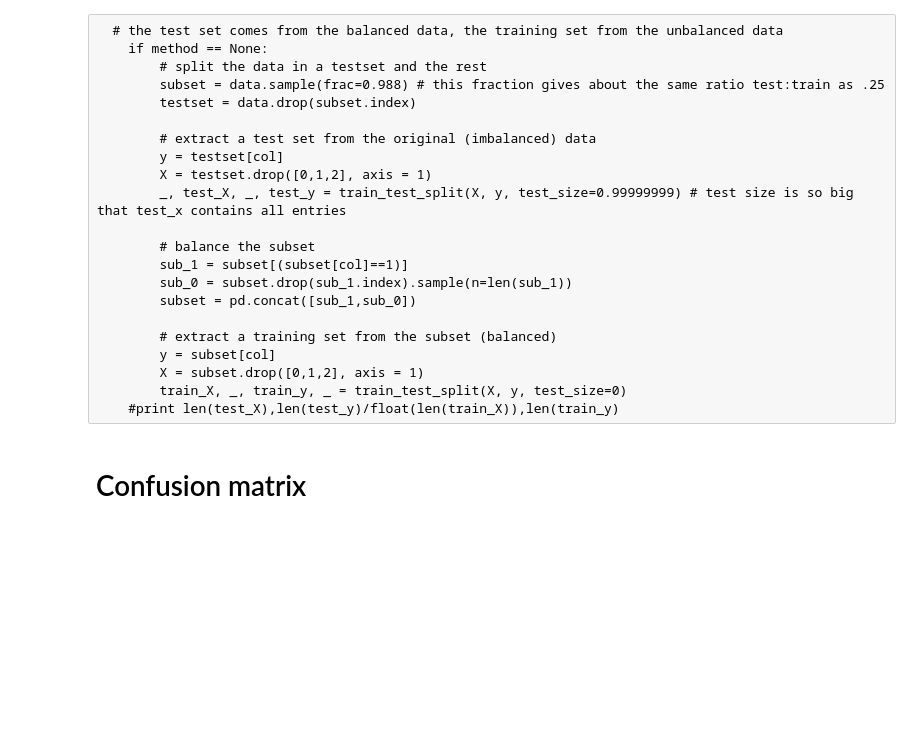
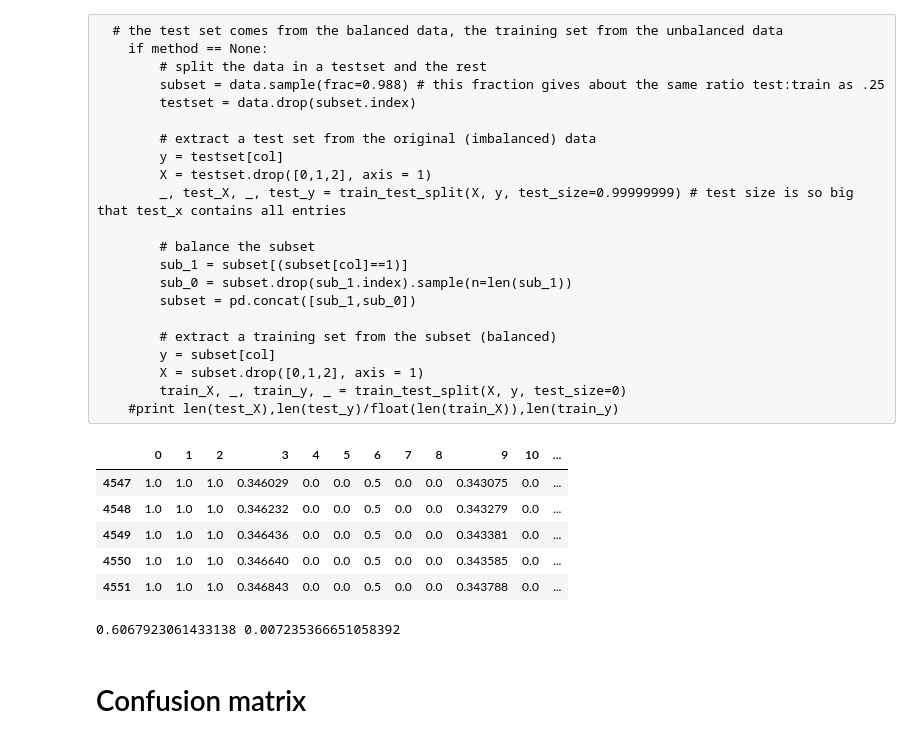
Before and after one commit to annemerelsternheim/forum-churn-prediction, a Jupyter notebook: xgboost.ipynb, the cells around one changed output. Saved outputs shown, nothing was run; the diff lists cells and outputs as text; code cells hidden in the pictures; blank space fills up the shorter version.

```diff
--- a/xgboost.ipynb
+++ b/xgboost.ipynb
@@ -119 +124,21 @@ def Split_data(train_index,test_index):
     return(train_X,test_X,train_y,test_y)
+# %%
+def Balance_Data(data, dependent):
+    """ function needs a Pandas data frame, selects only the positive values from the dependent variable, and selects as many negatives.
+    Returns the concatenated data frame of these """
+    #print "Balancing data..."
+    positives = data[(data[dependent]==1)]
+    negatives = data.drop(positives.index).sample(n=len(positives))
+    balanced_data = pd.concat([positives,negatives])
+    return balanced_data
+# %%
+balanced_data = Balance_Data(data,1)
+# %%
+balanced_data.head()
+# %% [output]
+|  | 0 | 1 | 2 | 3 | 4 | 5 | 6 | 7 | 8 | 9 | 10 | ... |
+| 4547 | 1.0 | 1.0 | 1.0 | 0.346029 | 0.0 | 0.0 | 0.5 | 0.0 | 0.0 | 0.343075 | 0.0 | ... |
+| 4548 | 1.0 | 1.0 | 1.0 | 0.346232 | 0.0 | 0.0 | 0.5 | 0.0 | 0.0 | 0.343279 | 0.0 | ... |
+| 4549 | 1.0 | 1.0 | 1.0 | 0.346436 | 0.0 | 0.0 | 0.5 | 0.0 | 0.0 | 0.343381 | 0.0 | ... |
+| 4550 | 1.0 | 1.0 | 1.0 | 0.346640 | 0.0 | 0.0 | 0.5 | 0.0 | 0.0 | 0.343585 | 0.0 | ... |
+| 4551 | 1.0 | 1.0 | 1.0 | 0.346843 | 0.0 | 0.0 | 0.5 | 0.0 | 0.0 | 0.343788 | 0.0 | ... |
@@ -120,3 +158,7 @@ def Split_data(train_index,test_index):
+# %%
+print np.mean(all_auc),np.std(all_auc)
+# %% [output]
+0.6067923061433138 0.007235366651058392
 # %%
 X, y = Set_Xy(data,"balanced")
 
```
Also changed, not shown: parts of 5 cells of this notebook, 3 other files.
